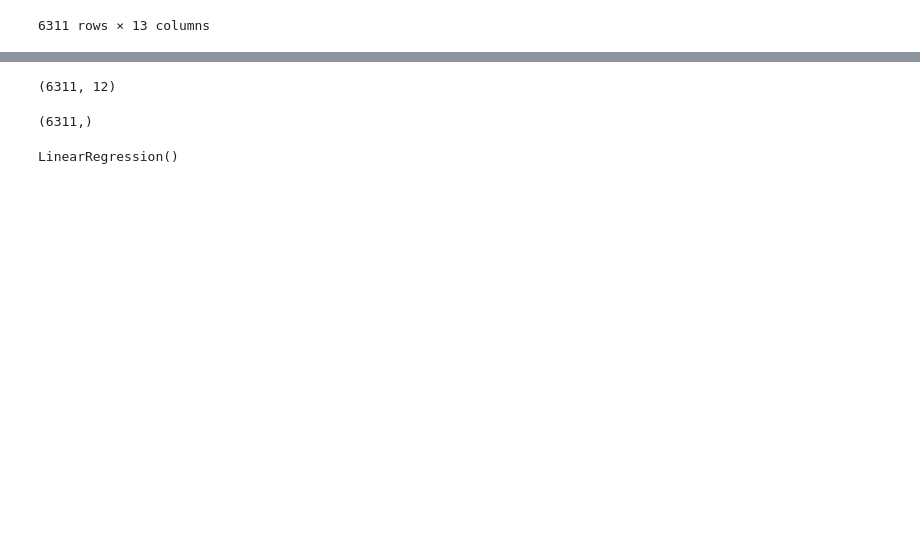
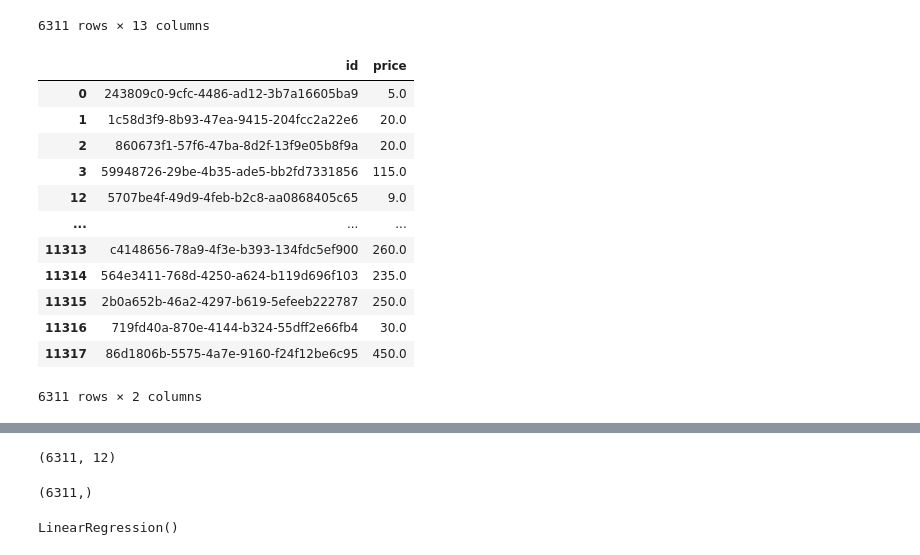
Before and after one commit to SaintpatrickII/facebook_ml, a Jupyter notebook: product_cleaned.ipynb, the cells around one changed output, grey strips where cells are left out. Drawn from its saved outputs; the diff is of its cells as text; code cells hidden in the pictures; blank space fills up the shorter version.

```diff
--- a/product_cleaned.ipynb
+++ b/product_cleaned.ipynb
@@ -244,3 +244,20 @@ df_for_linear
 | 11316 | 30.0 | 0 | 0 | 0 | 0 | ... |
 | 11317 | 450.0 | 0 | 0 | 0 | 0 | ... |
 6311 rows × 13 columns
+# %%
+df_id = df[['id', 'price']].copy()
+df_id
+# %% [output]
+|  | id | price |
+| 0 | 243809c0-9cfc-4486-ad12-3b7a16605ba9 | 5.0 |
+| 1 | 1c58d3f9-8b93-47ea-9415-204fcc2a22e6 | 20.0 |
+| 2 | 860673f1-57f6-47ba-8d2f-13f9e05b8f9a | 20.0 |
+| 3 | 59948726-29be-4b35-ade5-bb2fd7331856 | 115.0 |
+| 12 | 5707be4f-49d9-4feb-b2c8-aa0868405c65 | 9.0 |
+| ... | ... | ... |
+| 11313 | c4148656-78a9-4f3e-b393-134fdc5ef900 | 260.0 |
+| 11314 | 564e3411-768d-4250-a624-b119d696f103 | 235.0 |
+| 11315 | 2b0a652b-46a2-4297-b619-5efeeb222787 | 250.0 |
+| 11316 | 719fd40a-870e-4144-b324-55dff2e66fb4 | 30.0 |
+| 11317 | 86d1806b-5575-4a7e-9160-f24f12be6c95 | 450.0 |
+6311 rows × 2 columns
```
Also changed, not shown: parts of 7 cells of this notebook.
